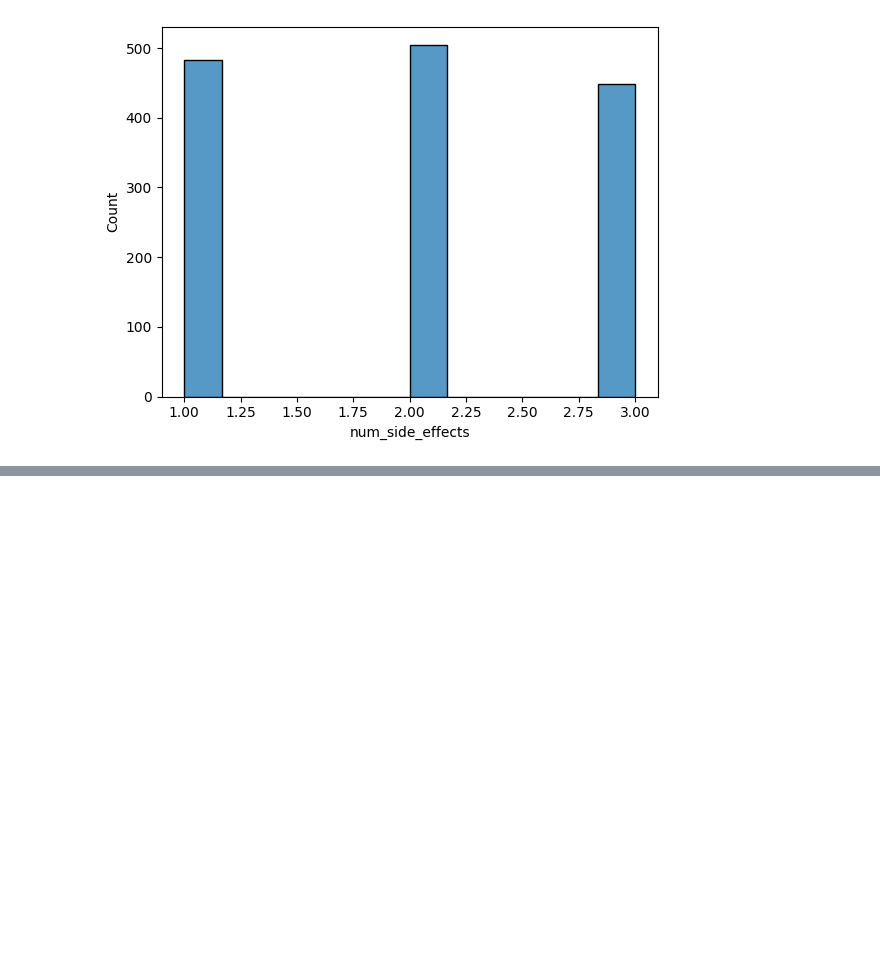
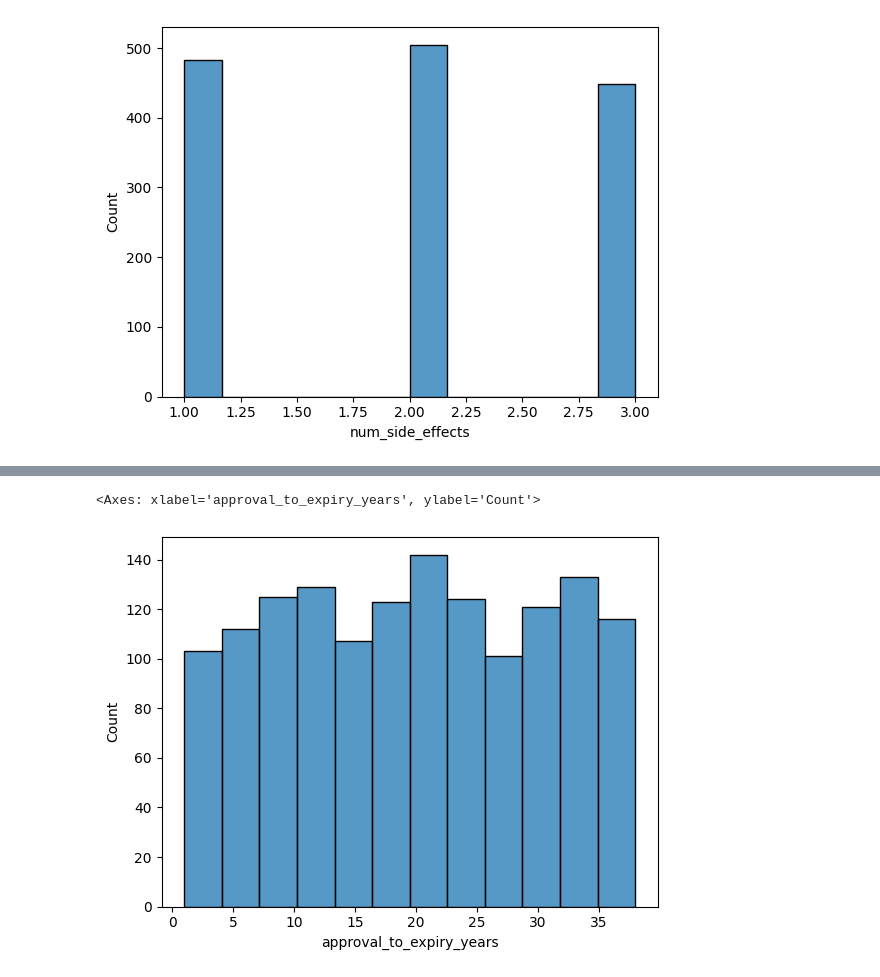
Before and after one commit to palak-verma-0309/drug_data, a Jupyter notebook: main.ipynb, the cells around one changed output, grey strips where cells are left out. Cells and saved outputs as stored; diff of their text form; code cells hidden in the pictures; blank space fills up the shorter version.

```diff
--- a/main.ipynb
+++ b/main.ipynb
@@ -87,0 +99,7 @@ df['risk_score'] = df['num_side_effects'] * df['side_effect_severity'].map({'Mil
+# %%
+df['expiry_year'] = pd.DatetimeIndex(df['expiry_date']).year
+df['approval_to_expiry_years'] = df['expiry_year'] - df['approval_year']
+sns.histplot(df['approval_to_expiry_years'])
+# %% [output]
+<Axes: xlabel='approval_to_expiry_years', ylabel='Count'>
+[figure, added]
```
Also changed, not shown: parts of 8 cells of this notebook.
